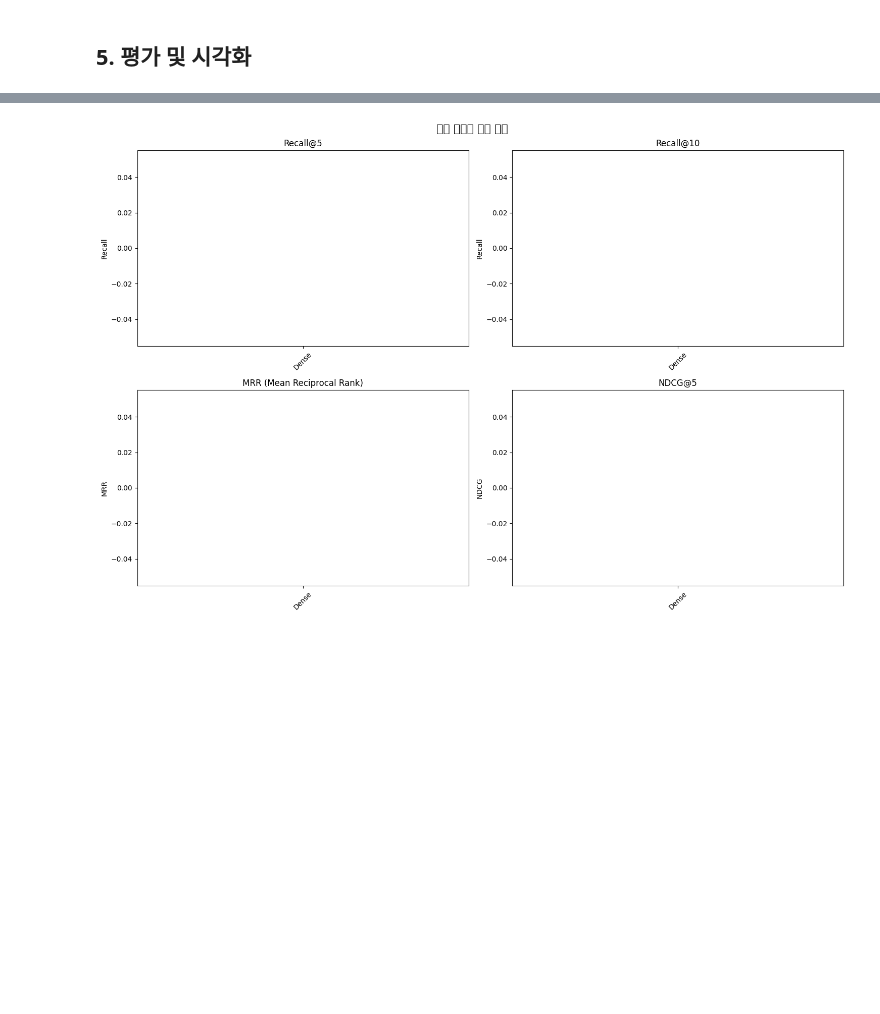
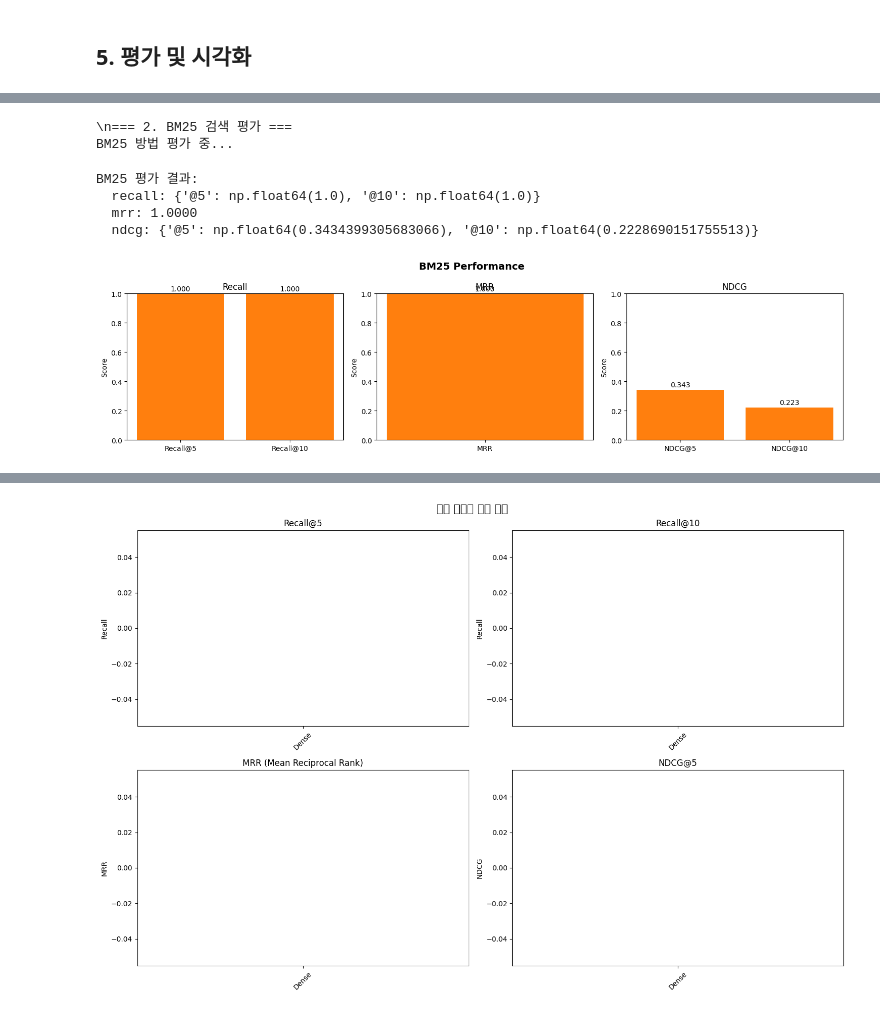
Before and after one commit to hjhj97/ajou-llmops-2025-2nd-semester, a Jupyter notebook: week05/rag_assignment.ipynb, the cells around one changed output, grey strips where cells are left out. Cells and saved outputs as stored; diff of their text form; code cells hidden in the pictures; blank space fills up the shorter version.

```diff
--- a/week05/rag_assignment.ipynb
+++ b/week05/rag_assignment.ipynb
@@ -690,0 +787,22 @@ HTTP response body: {"code":3,"message":"Cannot query index with dense 'vector_t
+# %%
+# 2. BM25 검색 평가
+print("\\n=== 2. BM25 검색 평가 ===")
+bm25_results = evaluate_single_method(
+    "BM25",
+    sparse_search,
+    eval_queries,
+    eval_ground_truths,
+    k_values=[5, 10]
+)
+evaluation_results["BM25"] = bm25_results
+
+# BM25 결과 시각화
+plot_method_results("BM25", bm25_results, METHOD_COLORS["BM25"])
+# %% [output]
+\n=== 2. BM25 검색 평가 ===
+BM25 방법 평가 중...
+BM25 평가 결과:
+  recall: {'@5': np.float64(1.0), '@10': np.float64(1.0)}
+  mrr: 1.0000
+  ndcg: {'@5': np.float64(0.3434399305683066), '@10': np.float64(0.2228690151755513)}
+[figure, added]
```
Also changed, not shown: parts of 8 cells of this notebook.
